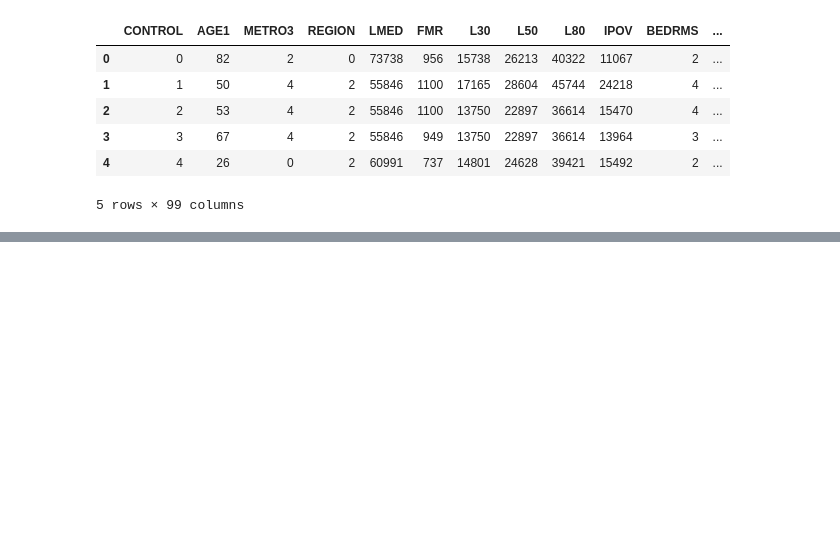
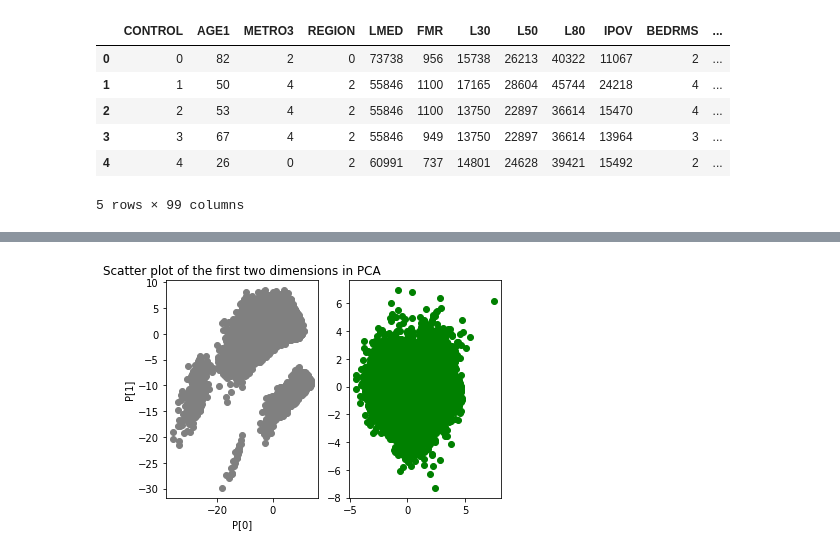
Before and after one commit to skhabiri/DS-Unit-1-Sprint-3-Linear-Algebra, a Jupyter notebook: module3-dimensionality-reduction/skhabiri_LS_DS_133_High_Dimensional_Data_Assignment.ipynb, the cells around one changed output, grey strips where cells are left out. Saved outputs shown, nothing was run; the diff lists cells and outputs as text; code cells hidden in the pictures; blank space fills up the shorter version.

```diff
--- a/module3-dimensionality-reduction/skhabiri_LS_DS_133_High_Dimensional_Data_Assignment.ipynb
+++ b/module3-dimensionality-reduction/skhabiri_LS_DS_133_High_Dimensional_Data_Assignment.ipynb
@@ -310,0 +415,3 @@ Length: 99, dtype: object
+# %%
+standardized_data = standardized_data.drop(columns="FMTSTATUS")
+print(standardized_data.shape)
@@ -310,0 +420,3 @@ Length: 99, dtype: object
+# %%
+covariance_matrix = np.cov(standardized_data, rowvar=False)
+print(covariance_matrix.shape) ; covariance_matrix
@@ -310,0 +438,4 @@ Length: 99, dtype: object
+# %%
+values, vectors = LA.eig(covariance_matrix)
+print(values.shape, values)
+print(vectors.shape, vectors)
@@ -310,0 +495,4 @@ Length: 99, dtype: object
+# %%
+P = standardized_data.dot(vectors)
+print(P.shape)
+P.head()
@@ -311,3 +531,15 @@ Length: 99, dtype: object
+# %%
+fig = plt.figure()
+plt.subplot(1,2,1)
+plt.scatter(P[0], P[1], c='grey')
+plt.xlabel("P[0]")
+plt.ylabel("P[1]")
+plt.title("Scatter plot of the first two dimensions in PCA")
+plt.subplot(1,2,2)
+plt.scatter(P[9], P[10], c='g')
+plt.show();
+# %% [output]
+[figure, added]
 # %% [markdown]
 # Stretch Goals
 
```
Also changed, not shown: parts of 37 cells of this notebook.
